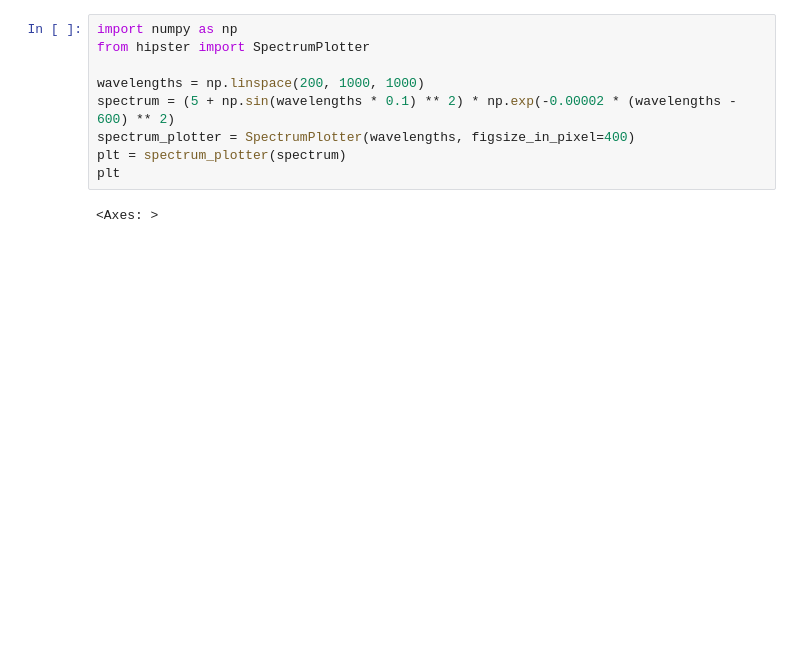
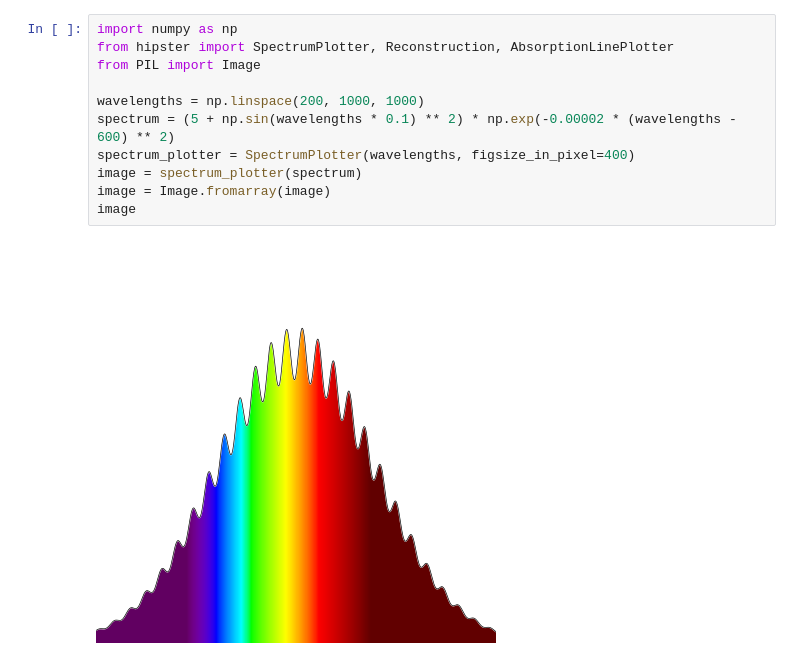
Before and after one commit to HITS-AIN/HiPSter, a Jupyter notebook: devel/spectrum_plotter.ipynb, the cells around one changed output. Saved outputs shown, nothing was run; the diff lists cells and outputs as text; blank space fills up the shorter version.

```diff
--- a/devel/spectrum_plotter.ipynb
+++ b/devel/spectrum_plotter.ipynb
@@ -1,12 +1,14 @@
 # %%
 import numpy as np
-from hipster import SpectrumPlotter
+from hipster import SpectrumPlotter, Reconstruction, AbsorptionLinePlotter
+from PIL import Image
 
 wavelengths = np.linspace(200, 1000, 1000)
 spectrum = (5 + np.sin(wavelengths * 0.1) ** 2) * np.exp(-0.00002 * (wavelengths - 600) ** 2)
 spectrum_plotter = SpectrumPlotter(wavelengths, figsize_in_pixel=400)
-plt = spectrum_plotter(spectrum)
-plt
+image = spectrum_plotter(spectrum)
+image = Image.fromarray(image)
+image
 # %% [output]
-<Axes: >
+[figure, added]
 # %%
```
Also changed, not shown: parts of 6 cells of this notebook, 3 other files.
